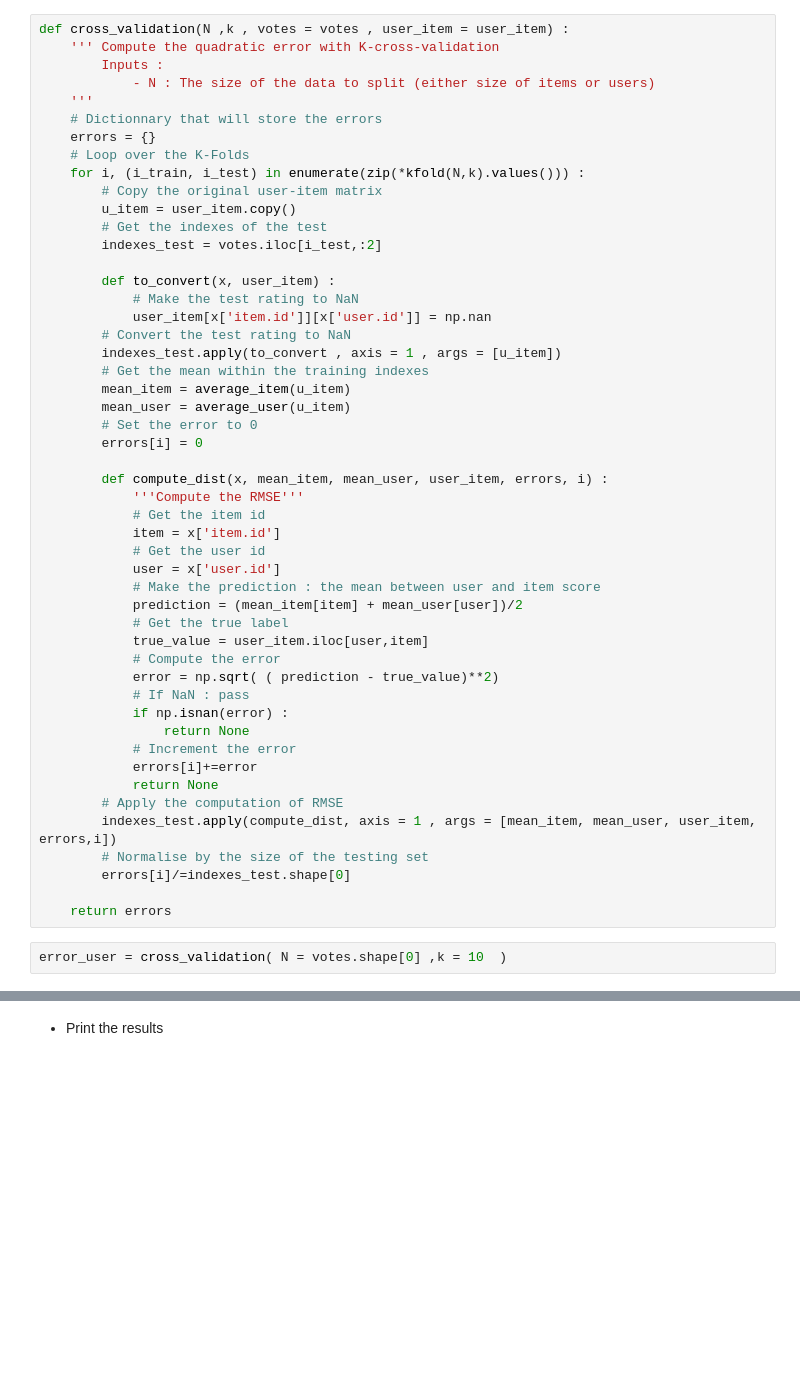
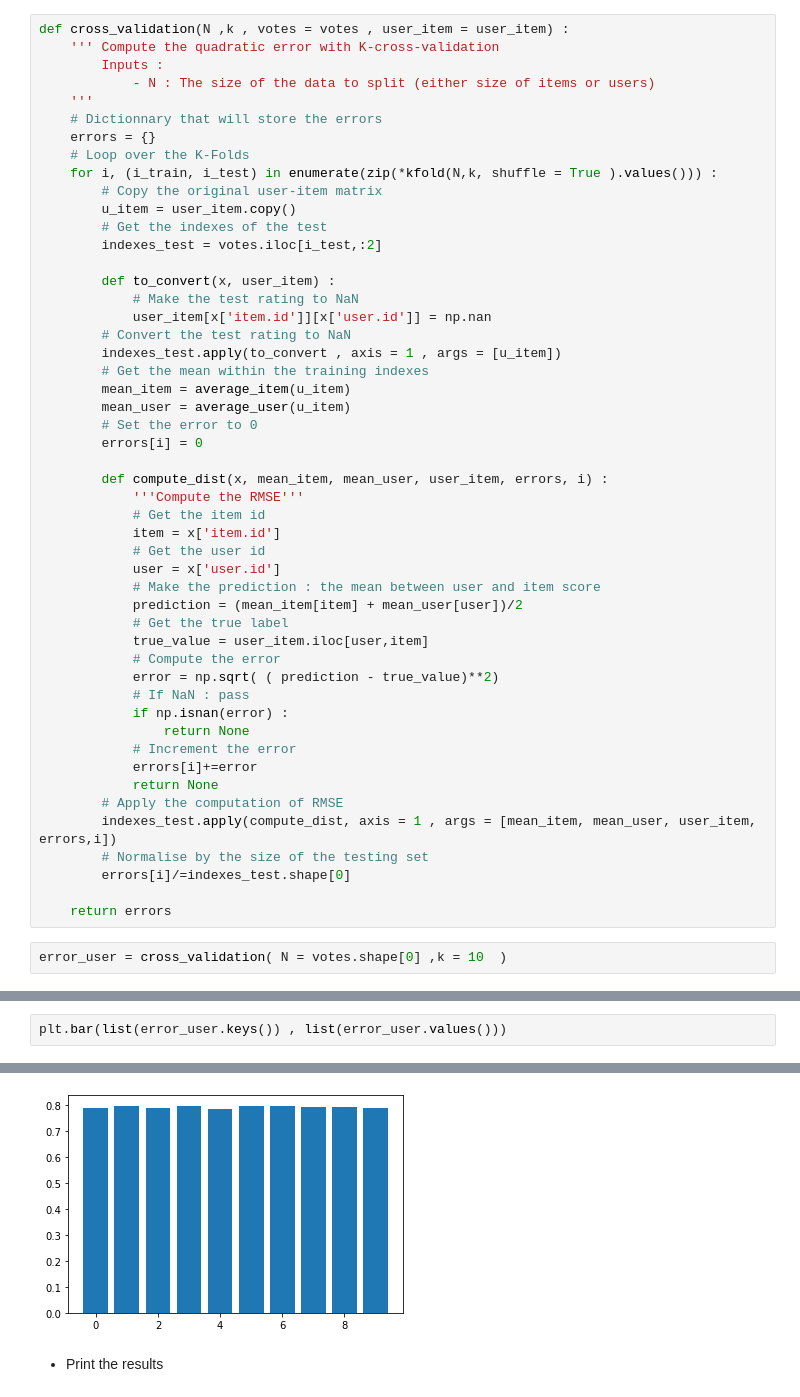
Before and after one commit to clementbernardd/LOG6308, a Jupyter notebook: TP1_groupe7.ipynb, the cells around one changed output, grey strips where cells are left out. Drawn from its saved outputs; the diff is of its cells as text; blank space fills up the shorter version.

```diff
--- a/TP1_groupe7.ipynb
+++ b/TP1_groupe7.ipynb
@@ -242,7 +243,7 @@ def cross_validation(N ,k , votes = votes , user_item = user_item) :
     # Dictionnary that will store the errors
     errors = {}
     # Loop over the K-Folds
-    for i, (i_train, i_test) in enumerate(zip(*kfold(N,k).values())) :
+    for i, (i_train, i_test) in enumerate(zip(*kfold(N,k, shuffle = True ).values())) :
         # Copy the original user-item matrix
         u_item = user_item.copy()
         # Get the indexes of the test
@@ -300,0 +302,3 @@ error_user
+# %%
+plt.bar(list(error_user.keys()) , list(error_user.values()))
+# %% [output]
@@ -301,3 +306,4 @@ error_user
+[figure, added]
 # %% [markdown]
 - Print the results
 # %%
```
Also changed, not shown: parts of 14 cells of this notebook.
